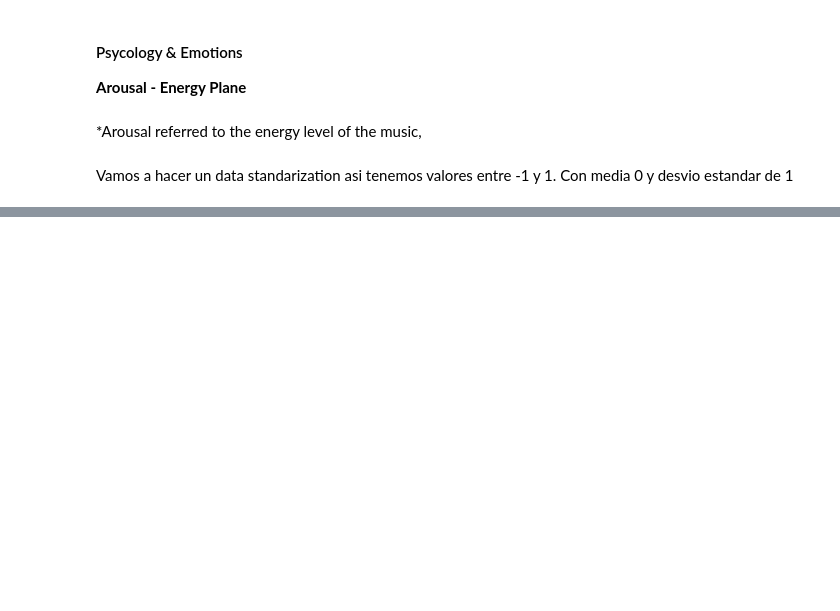
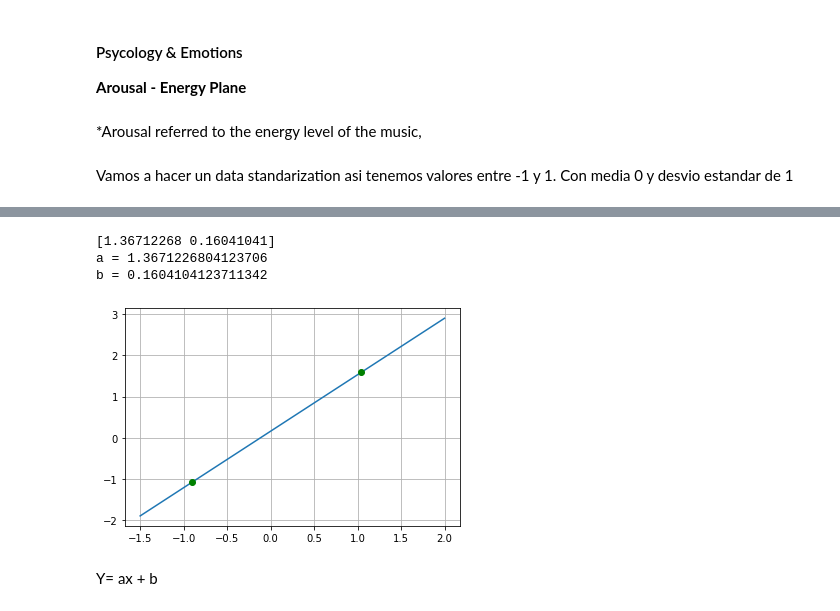
Before and after one commit to tatinogues/Spotify-AWS, a Jupyter notebook: Project_Spotify_1.ipynb, the cells around one changed output, grey strips where cells are left out. Cells and saved outputs as stored; diff of their text form; code cells hidden in the pictures; blank space fills up the shorter version.

```diff
--- a/Project_Spotify_1.ipynb
+++ b/Project_Spotify_1.ipynb
@@ -331,0 +311,36 @@ https://github.com/MaxHilsdorf/mood-based-music-recommendation-system/blob/main/
+# %%
+import numpy as np
+import matplotlib.pyplot as plt
+
+# Define the known points
+p1= [ -0.9, -1.07]
+p2= [1.04, 1.582218]
+
+x = [p1[0], p2[0]]
+y= [p1[1], p2[1]]
+
+# Calculate the coefficients. This line answers the initial question.
+coefficients = np.polyfit(x, y, 1)
+print(coefficients)
+# Print the findings
+print('a =', coefficients[0])
+print('b =', coefficients[1])
+
+# Let's compute the values of the line...
+polynomial = np.poly1d(coefficients)
+x_axis = np.linspace(-1.5,2,2)
+y_axis = polynomial(x_axis)
+
+# ...and plot the points and the line
+plt.plot(x_axis, y_axis)
+plt.plot( x[0], y[0], 'go' )
+plt.plot( x[1], y[1], 'go' )
+plt.grid('on')
+plt.show()
+# %% [output]
+[1.36712268 0.16041041]
+a = 1.3671226804123706
+b = 0.1604104123711342
+[figure, added]
+# %% [markdown]
+Y= ax + b
```
Also changed, not shown: parts of 31 cells of this notebook, 11 other files.
